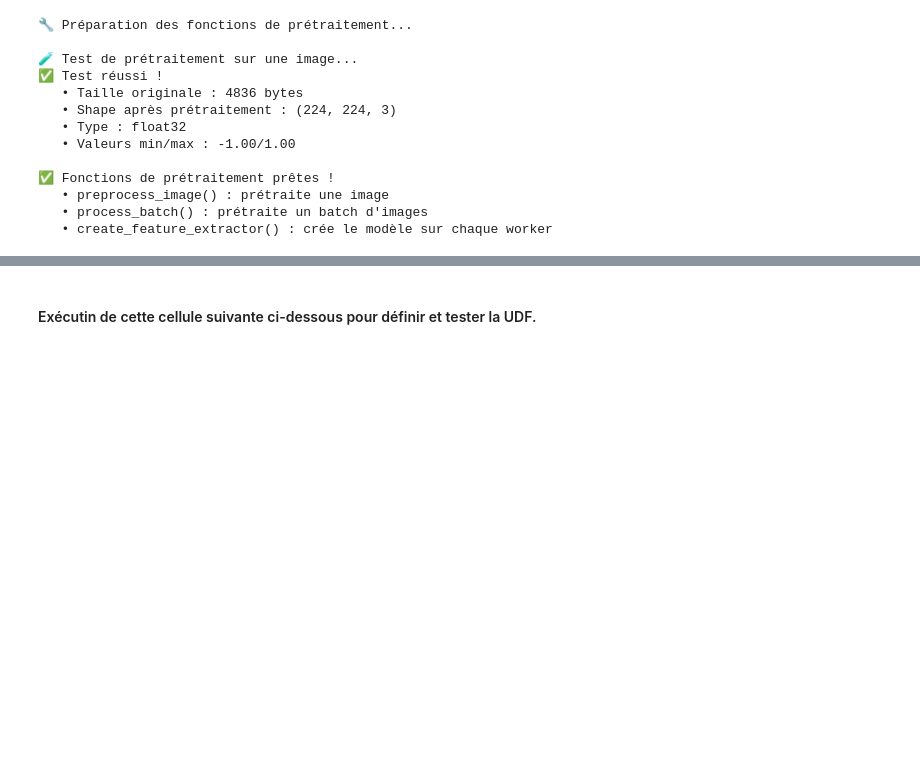
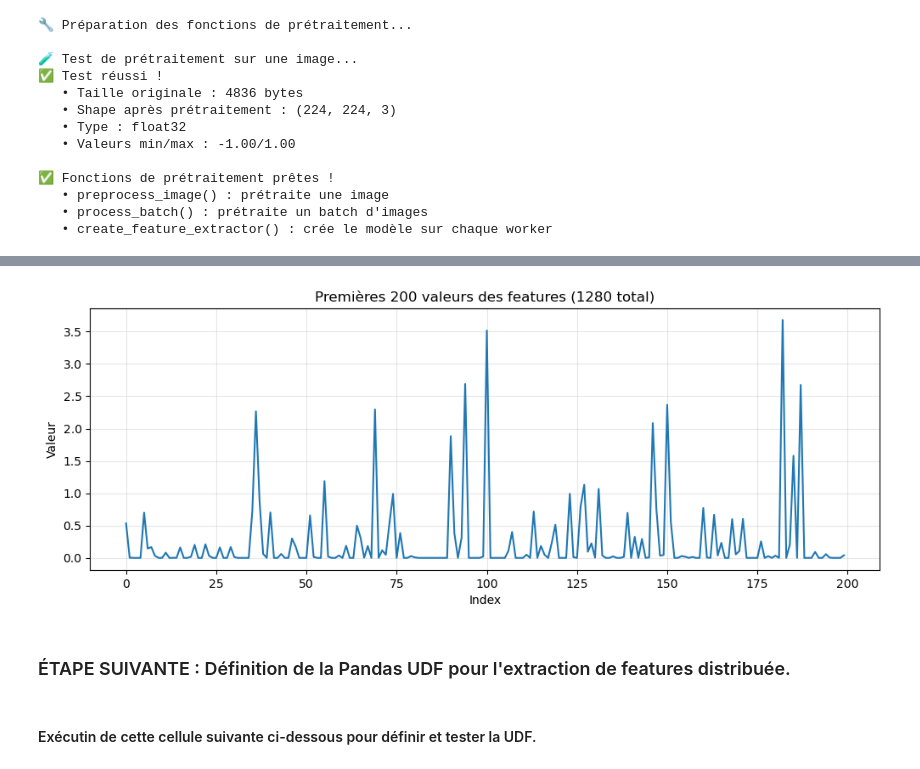
Before and after one commit to kkouakou/PROJECT8, a Jupyter notebook: AWS SageMaker Projet 8 en version Locale de KOUAKOU Kevin PySpark3.ipynb, the cells around one changed output, grey strips where cells are left out. Saved outputs shown, nothing was run; the diff lists cells and outputs as text; code cells hidden in the pictures; blank space fills up the shorter version.

```diff
--- a/AWS SageMaker Projet 8 en version Locale de KOUAKOU Kevin PySpark3.ipynb
+++ b/AWS SageMaker Projet 8 en version Locale de KOUAKOU Kevin PySpark3.ipynb
@@ -1693,0 +1824,10 @@ print("   • create_feature_extractor() : crée le modèle sur chaque worker")
+# %%
+!pip install pyspark==3.5.0
+
+import os
+os.environ["JAVA_HOME"] = "/usr/lib/jvm/java-11-openjdk-amd64"
+os.environ["PATH"] = f"{os.environ['JAVA_HOME']}/bin:" + os.environ["PATH"]
+
+from pyspark.sql import SparkSession
+spark = SparkSession.builder.master("local[*]").appName("Features").getOrCreate()
+print("✅ PySpark OK")
@@ -1694,3 +1908,21 @@ print("   • create_feature_extractor() : crée le modèle sur chaque worker")
+# %%
+# Désactiver Arrow
+spark.conf.set("spark.sql.execution.arrow.pyspark.enabled", "false")
+
+# Alternative sans Spark DataFrame
+features = extract_features_simple_udf.func(pd.Series([content])).iloc[0]
+
+plt.figure(figsize=(12, 4))
+plt.plot(features[:200])
+plt.title("Premières 200 valeurs des features (1280 total)")
+plt.xlabel("Index")
+plt.ylabel("Valeur")
+plt.grid(True, alpha=0.3)
+plt.show()
+# %% [output]
+[figure, added]
+# %% [markdown]
+### ÉTAPE SUIVANTE : Définition de la Pandas UDF pour l'extraction de features distribuée.
 # %% [markdown]
 #### Exécutin de cette cellule suivante ci-dessous pour définir et tester la UDF.
 # %%
```
Also changed, not shown: parts of 33 cells of this notebook.
